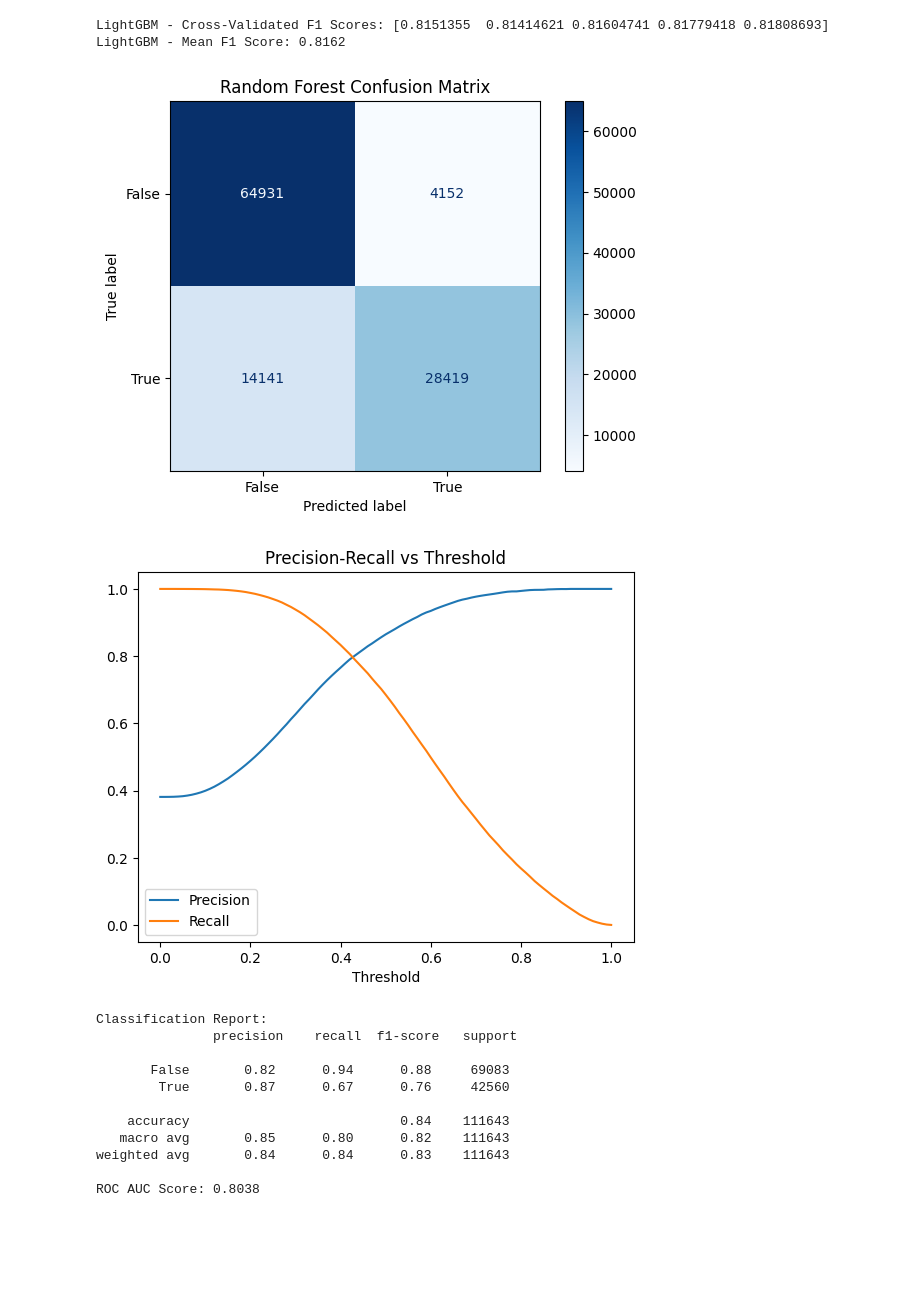
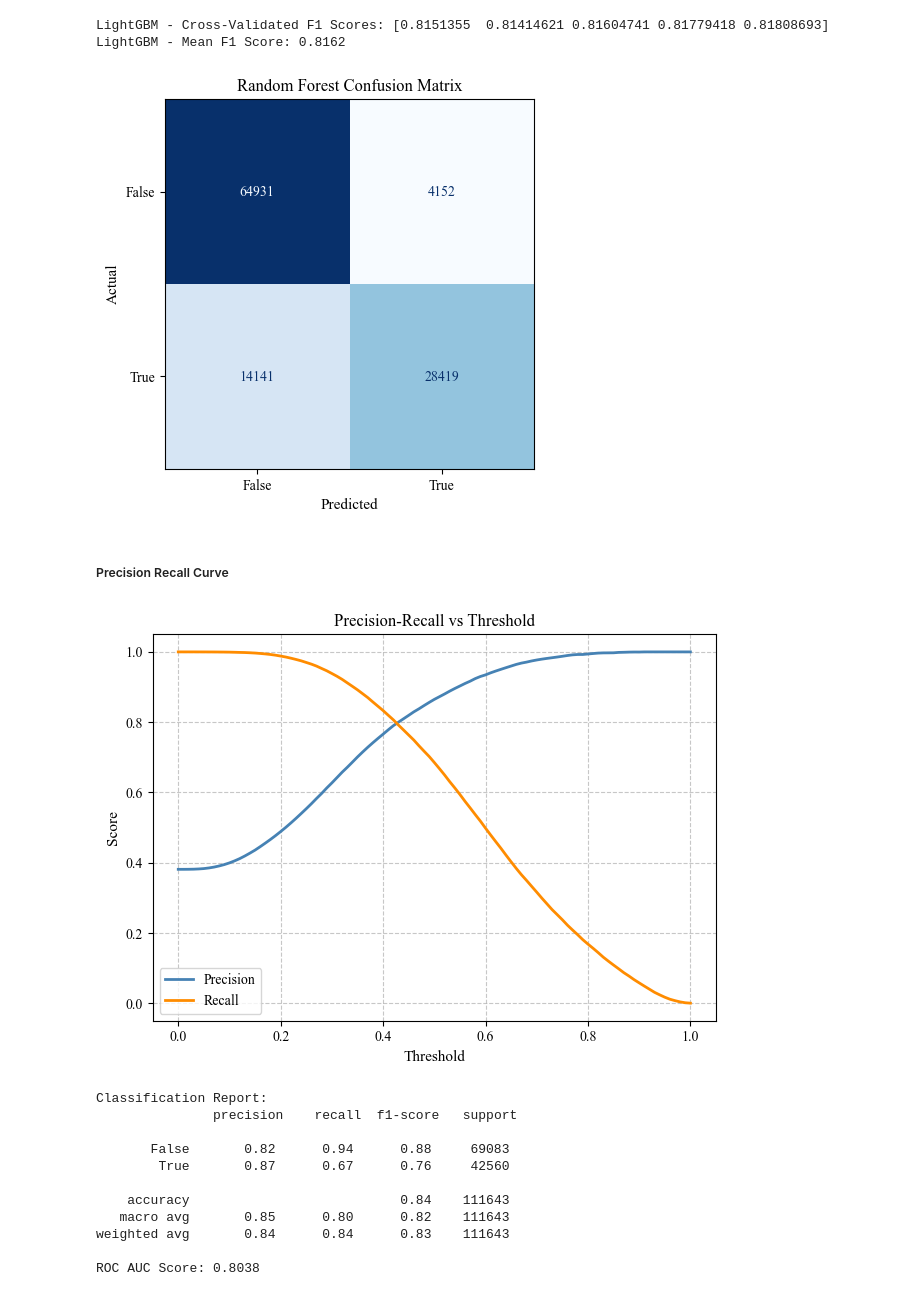
Before and after one commit to glokol22/Med-Insu-Fraud-Detection, a Jupyter notebook: Analysis.ipynb, the cells around one changed output. Cells and saved outputs as stored; diff of their text form; code cells hidden in the pictures; blank space fills up the shorter version.

Commit message:
code clean-up

```diff
--- a/Analysis.ipynb
+++ b/Analysis.ipynb
@@ -883,0 +921,21 @@ plt.show()
+# %%
+# Set the font to Times New Roman
+plt.rcParams['font.family'] = 'Times New Roman'
+
+# Create the feature importance series
+feature_importances = pd.Series(rf.feature_importances_, index=X_train.columns)
+
+# Plot the top 20 important features
+ax = feature_importances.nlargest(20).plot(kind='barh', color='skyblue', edgecolor='black')
+
+# Set the title and labels with some customization
+plt.title("Top 20 Important Features", fontsize=12)
+plt.xlabel("Importance", fontsize=11)
+plt.ylabel("Features", fontsize=11)
+
+# Add gridlines and adjust the style for a cleaner look
+plt.grid(axis='x', linestyle='--', alpha=0.7)
+
+# Show the plot
+plt.tight_layout()
+plt.show()
@@ -978,31 +1019,55 @@ LightGBM - Cross-Validated F1 Scores: [0.8151355  0.81414621 0.81604741 0.817794
 LightGBM - Mean F1 Score: 0.8162
 # %%
 # Confussion matrix
-from sklearn.metrics import confusion_matrix, ConfusionMatrixDisplay
-
-# Create confusion matrix
+# Compute the confusion matrix
 cm = confusion_matrix(y_val, y_pred)
 
 # Display confusion matrix
 disp = ConfusionMatrixDisplay(confusion_matrix=cm, display_labels=['False', 'True'])
-disp.plot(cmap='Blues')
-plt.title("Random Forest Confusion Matrix")
-plt.show()
+
+# Set the font to Times New Roman
+plt.rcParams['font.family'] = 'Times New Roman'
+
+# Plot the confusion matrix with a customized color map and additional styling
+disp.plot(cmap='Blues', values_format='d', colorbar=False)
+
+# Set the title and axis labels with customization
+plt.title("Random Forest Confusion Matrix", fontsize=12)
+plt.xlabel("Predicted", fontsize=11)
+plt.ylabel("Actual", fontsize=11)
+
+# Add gridlines for clarity
+plt.grid(False)
 # %% [output]
-[figure, old version]
+[figure, new version]
+# %% [markdown]
+##### Precision Recall Curve
 # %%
-# Precision Recall Curve
-from sklearn.metrics import precision_recall_curve
+# Get predicted probabilities
+y_scores = rf.predict_proba(X_val)[:, 1]
 
-y_scores = rf.predict_proba(X_val)[:, 1]
+# Compute precision, recall, and thresholds
 precisions, recalls, thresholds = precision_recall_curve(y_val, y_scores)
 
-plt.plot(thresholds, precisions[:-1], label='Precision')
-plt.plot(thresholds, recalls[:-1], label='Recall')
-plt.xlabel('Threshold')
+# Set the font to Times New Roman
+plt.rcParams['font.family'] = 'Times New Roman'
+
+# Plot Precision and Recall with different line colors
+plt.plot(thresholds, precisions[:-1], label='Precision', color='steelblue', linewidth=2)
+plt.plot(thresholds, recalls[:-1], label='Recall', color='darkorange', linewidth=2)
+
+# Add labels, title, and legend
+plt.xlabel('Threshold', fontsize=11)
+plt.ylabel('Score', fontsize=11)
+plt.title('Precision-Recall vs Threshold', fontsize=12)
 plt.legend()
-plt.title('Precision-Recall vs Threshold')
+
+# Show grid for better readability
+plt.grid(True, linestyle='--', alpha=0.7)
+
+# Show the plot
+plt.tight_layout()
 plt.show()
 # %% [output]
-[figure, old version]
+[figure, new version]
 # %%
```
Also changed, not shown: parts of 50 cells of this notebook.
